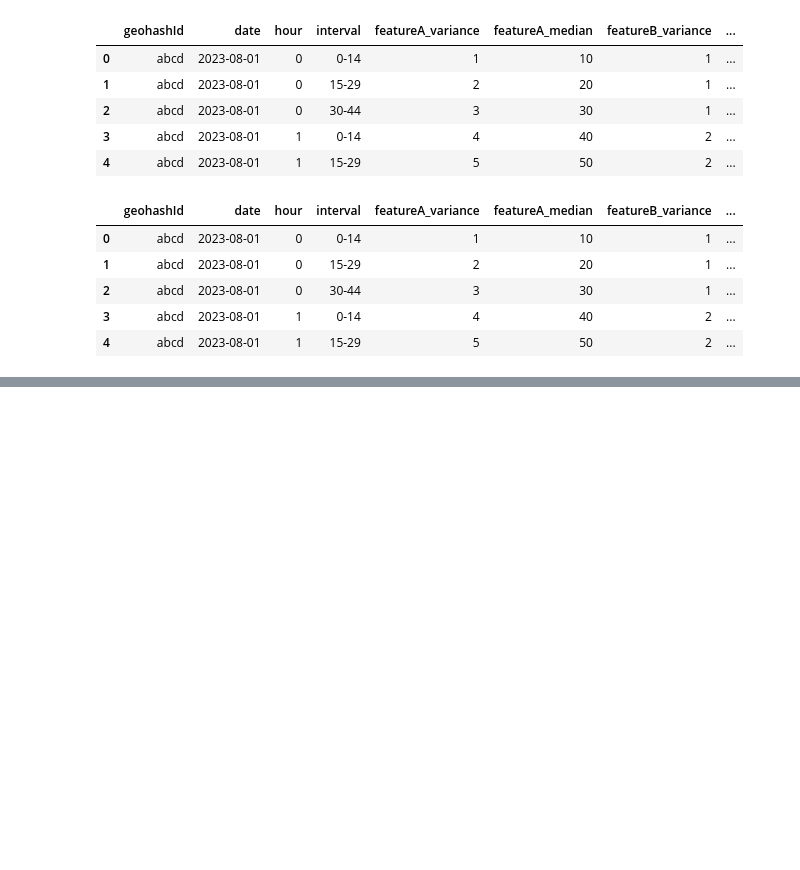
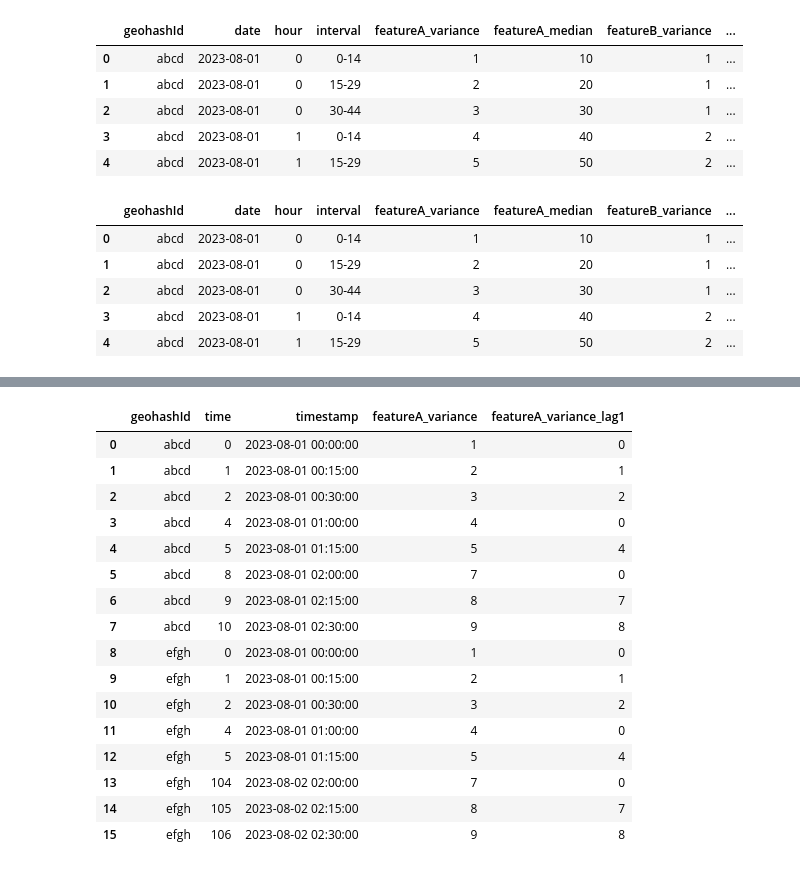
Before and after one commit to mathmathpp2/synapselightgbm_trial, a Jupyter notebook: lag.ipynb, the cells around one changed output, grey strips where cells are left out. Drawn from its saved outputs; the diff is of its cells as text; code cells hidden in the pictures; blank space fills up the shorter version.

Commit message:
add union

```diff
--- a/lag.ipynb
+++ b/lag.ipynb
@@ -215,18 +215,20 @@ windowSpec = Window.partitionBy('geohashId').orderBy('time')
 # Create lag features
 # lag1 = 1 hour ago for sdf_hour, 15 min ago for sdf_15min
 lag1_exprs = [lag(col_name, 1).over(windowSpec).alias(f'{col_name}_lag1') for col_name in value_columns]
-# lag5 = 4 hours ago for sdf_hour, 1 hour ago for sdf_15min
-lag4_exprs = [lag(col_name, 4).over(windowSpec).alias(f'{col_name}_lag4') for col_name in value_columns]
+# lag4 = 4 hours ago for sdf_hour, 1 hour ago for sdf_15min
+# lag4_exprs = [lag(col_name, 4).over(windowSpec).alias(f'{col_name}_lag4') for col_name in value_columns]
 
 # Select existing columns and add the new lag columns
 sdf_hour = sdf_hour.select('*', *lag1_exprs)
-sdf_15min = sdf_15min.select('*', *lag1_exprs, *lag4_exprs)
+sdf_15min = sdf_15min.select('*', *lag1_exprs)
+# sdf_15min = sdf_15min.select('*', *lag1_exprs, *lag4_exprs)
 # %%
 # Fill any null values that result from lagging at the start of the partitions
 fill_dict = {f'{column}_lag1': 0 for column in value_columns}
-fill_dict4 = {f'{column}_lag4': 0 for column in value_columns}
+# fill_dict4 = {f'{column}_lag4': 0 for column in value_columns}
 sdf_hour = sdf_hour.fillna(fill_dict)
-sdf_15min = sdf_15min.fillna(fill_dict).fillna(fill_dict4)
+sdf_15min = sdf_15min.fillna(fill_dict)
+# sdf_15min = sdf_15min.fillna(fill_dict).fillna(fill_dict4)
 # %%
 sdf_hour = sdf_hour.orderBy(["geohashId", "time"])
 sdf_15min = sdf_15min.orderBy(["geohashId", "time"])
@@ -239,6 +241,9 @@ sdf_15min = sdf_15min.withColumn(
     "timestamp",
     F.to_timestamp(base_timestamp + F.col("time") * 900)
 )
+# %%
+sdf_hour = sdf_hour.filter(col("interval").isNotNull())
+sdf_15min = sdf_15min.filter(col("interval").isNotNull())
 # %%
 sdf_hour.select("geohashId", "timestamp", "featureA_variance", "featureA_variance_lag1").show()
 # %% [output]
@@ -263,0 +282,2 @@ sdf_15min.select("geohashId", "timestamp", "featureA_variance", "featureA_varian
+# %%
+sdf_union = sdf_hour.union(sdf_15min)
@@ -263,0 +296,20 @@ sdf_15min.select("geohashId", "timestamp", "featureA_variance", "featureA_varian
+# %%
+sdf_union.filter(F.col("interval") != "all").orderBy("geohashId", "time").toPandas().head(100)[["geohashId", "time", "timestamp", "featureA_variance", "featureA_variance_lag1"]]
+# %% [output]
+|  | geohashId | time | timestamp | featureA_variance | featureA_variance_lag1 |
+| 0 | abcd | 0 | 2023-08-01 00:00:00 | 1 | 0 |
+| 1 | abcd | 1 | 2023-08-01 00:15:00 | 2 | 1 |
+| 2 | abcd | 2 | 2023-08-01 00:30:00 | 3 | 2 |
+| 3 | abcd | 4 | 2023-08-01 01:00:00 | 4 | 0 |
+| 4 | abcd | 5 | 2023-08-01 01:15:00 | 5 | 4 |
+| 5 | abcd | 8 | 2023-08-01 02:00:00 | 7 | 0 |
+| 6 | abcd | 9 | 2023-08-01 02:15:00 | 8 | 7 |
+| 7 | abcd | 10 | 2023-08-01 02:30:00 | 9 | 8 |
+| 8 | efgh | 0 | 2023-08-01 00:00:00 | 1 | 0 |
+| 9 | efgh | 1 | 2023-08-01 00:15:00 | 2 | 1 |
+| 10 | efgh | 2 | 2023-08-01 00:30:00 | 3 | 2 |
+| 11 | efgh | 4 | 2023-08-01 01:00:00 | 4 | 0 |
+| 12 | efgh | 5 | 2023-08-01 01:15:00 | 5 | 4 |
+| 13 | efgh | 104 | 2023-08-02 02:00:00 | 7 | 0 |
+| 14 | efgh | 105 | 2023-08-02 02:15:00 | 8 | 7 |
+| 15 | efgh | 106 | 2023-08-02 02:30:00 | 9 | 8 |
```
Also changed, not shown: parts of 7 cells of this notebook.
